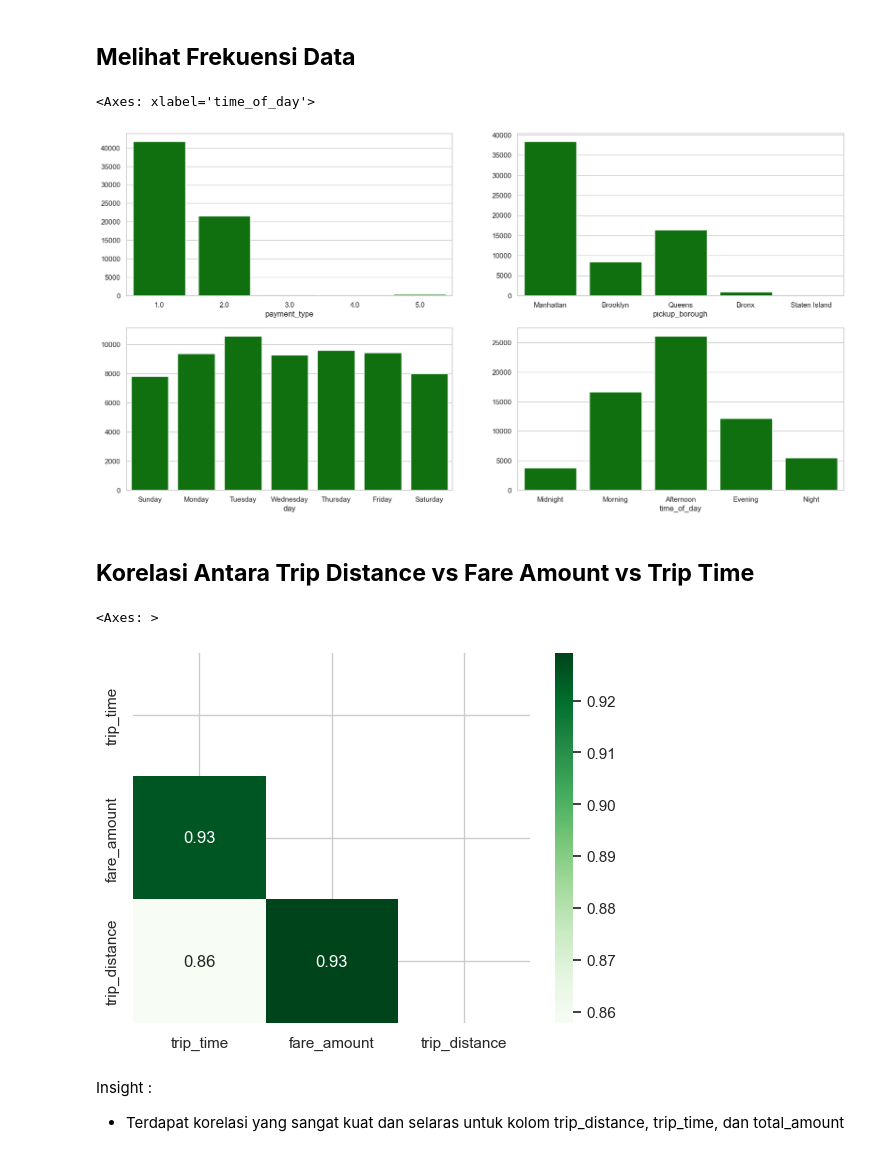
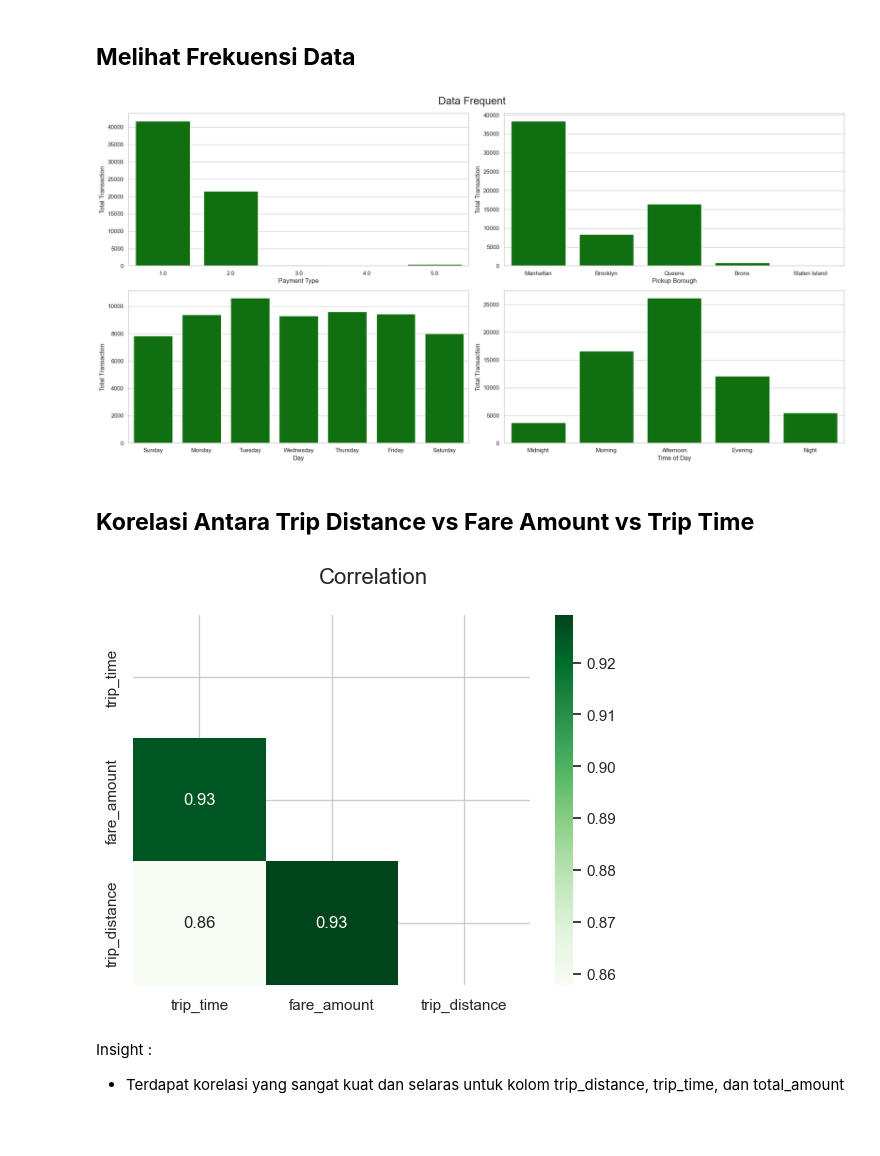
Before and after one commit to ariqr11/capstone2_purwadhika, a Jupyter notebook: DataAnalysis.ipynb, the cells around one changed output. Saved outputs shown, nothing was run; the diff lists cells and outputs as text; code cells hidden in the pictures; blank space fills up the shorter version.

```diff
--- a/DataAnalysis.ipynb
+++ b/DataAnalysis.ipynb
@@ -127,23 +141,38 @@ Data outlier pada kolom fare_amount ada 4144 yaitu yang lebih dari 34 dollar
 # %%
 plt.figure(figsize=(20,10))
 plt.subplot(2,2,1)
 sns.barplot(x=df['payment_type'],y=df.index,estimator=len,color='Green')
+plt.ylabel('Total Transaction')
+plt.xlabel('Payment Type')
 plt.subplot(2,2,2)
 sns.barplot(x=df['pickup_borough'],y=df.index,estimator=len,color='Green')
+plt.ylabel('Total Transaction')
+plt.xlabel('Pickup Borough')
 plt.subplot(2,2,3)
 sns.barplot(x=df['day'],y=df.index,estimator=len,color='Green')
+plt.ylabel('Total Transaction')
+plt.xlabel('Day')
 plt.subplot(2,2,4)
 sns.barplot(x=df['time_of_day'],y=df.index,estimator=len,color='Green')
+plt.ylabel('Total Transaction')
+plt.xlabel('Time of Day')
+
+plt.suptitle('Data Frequent', fontsize=20)
+
+plt.tight_layout()
+plt.show()
 # %% [output]
-<Axes: xlabel='time_of_day'>
-[figure, old version]
+[figure, new version]
 # %% [markdown]
 ## **Korelasi Antara Trip Distance vs Fare Amount vs Trip Time**
 # %%
 sns.heatmap(df[['trip_time','fare_amount','trip_distance']].corr(method='spearman'),annot=True,cmap='Greens',mask=np.triu(df[['trip_time','total_amount','trip_distance']].corr(method='spearman')))
+
+plt.suptitle('Correlation', fontsize=16)
+
+plt.show()
 # %% [output]
-<Axes: >
-[figure, old version]
+[figure, new version]
 # %% [markdown]
 Insight :
 
```
Also changed, not shown: parts of 16 cells of this notebook, 2 other files.
